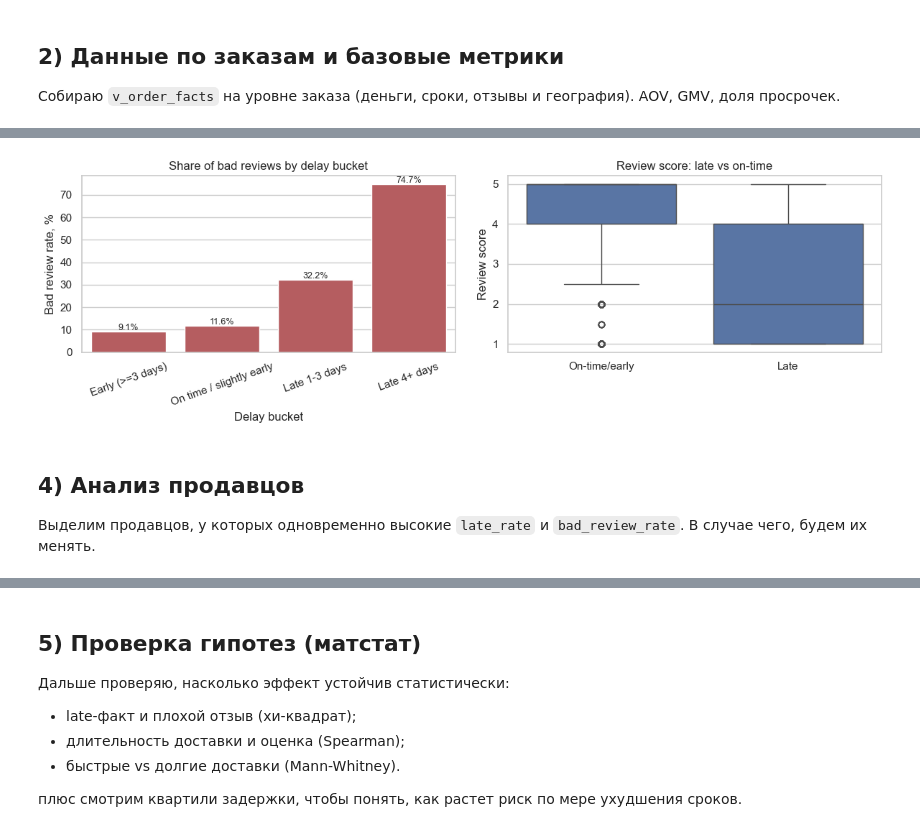
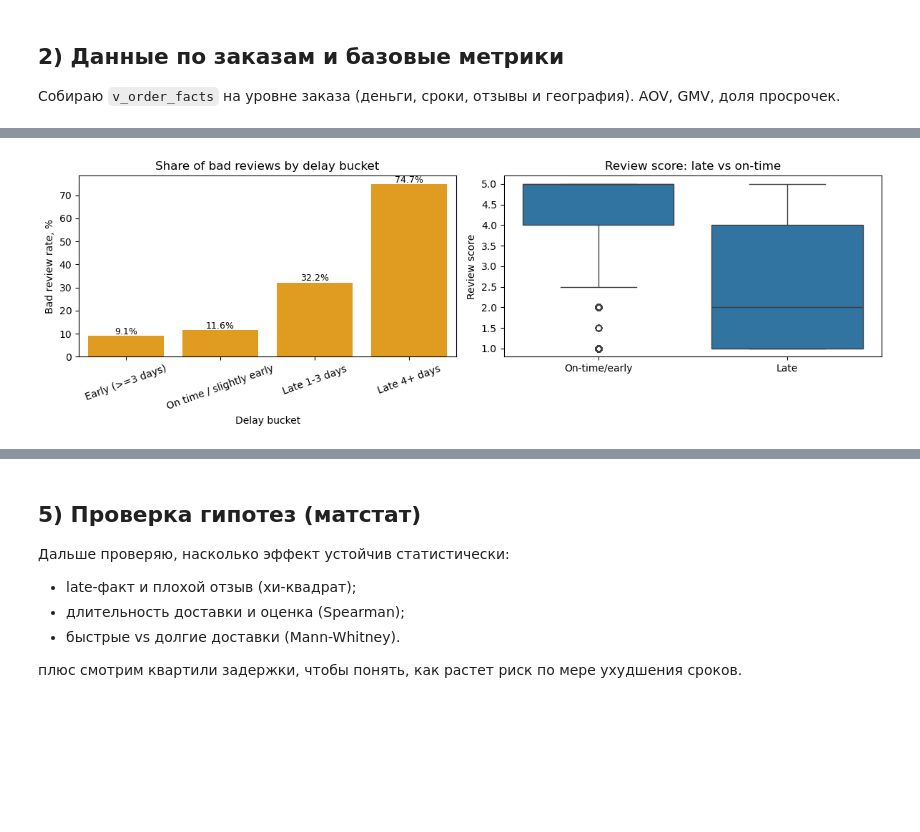
Before and after one commit to KAVNSK/Brazilian_commerce_analitics, a Jupyter notebook: olist_case1_solution_report.ipynb, the cells around one changed output, grey strips where cells are left out. Drawn from its saved outputs; the diff is of its cells as text; code cells hidden in the pictures; blank space fills up the shorter version.

```diff
--- a/olist_case1_solution_report.ipynb
+++ b/olist_case1_solution_report.ipynb
@@ -329,16 +329,11 @@ plt.show()
 # %%
-con.execute(
+my_con.execute(
     """
     CREATE OR REPLACE VIEW v_case_order_base AS
-    WITH review_per_order AS (
-        SELECT order_id, AVG(review_score) AS review_score
-        FROM reviews
-        GROUP BY 1
-    ),
-    seller_order_value AS (
+    WITH seller_order_value AS (
         SELECT order_id, seller_id, SUM(price + freight_value) AS seller_value
         FROM order_items
-        GROUP BY 1, 2
+        GROUP BY order_id, seller_id
     ),
     primary_seller AS (
         SELECT
@@ -353,40 +348,40 @@ con.execute(
         f.estimated_delivery,
         f.delivered_at,
         date_diff('day', f.estimated_delivery, f.delivered_at) AS delay_days,
-        r.review_score,
-        CASE WHEN r.review_score <= 2 THEN 1 ELSE 0 END AS bad_review_flag,
+        f.review_score,
+        f.bad_review,
         f.is_late,
         ps.seller_id AS primary_seller_id
     FROM v_order_facts f
-    JOIN review_per_order r ON r.order_id = f.order_id
     LEFT JOIN primary_seller ps ON ps.order_id = f.order_id AND ps.rn = 1
-    WHERE r.review_score IS NOT NULL
+    WHERE f.review_score IS NOT NULL
+      AND f.bad_review IS NOT NULL
     """
 )
 
-case_preview = con.execute(
+case_preview = my_con.execute(
     """
-    SELECT order_id, delay_days, review_score, bad_review_flag, is_late, primary_seller_id
+    SELECT order_id, delay_days, review_score, bad_review, is_late, primary_seller_id
     FROM v_case_order_base
     LIMIT 5
     """
 ).df()
 display(case_preview)
 
-kpi_case = con.execute(
+kpi_case = my_con.execute(
     """
     SELECT
         COUNT(*) AS orders,
-        AVG(bad_review_flag) AS bad_review_rate,
+        AVG(bad_review) AS bad_review_rate,
         AVG(is_late) AS late_rate,
         AVG(delay_days) AS avg_delay_days,
-        PERCENTILE_CONT(0.5) WITHIN GROUP (ORDER BY delay_days) AS median_delay_days
+        MEDIAN(delay_days) AS median_delay_days
     FROM v_case_order_base
     """
 ).df()
 display(kpi_case)
 
-delay_bucket = con.execute(
+delay_bucket = my_con.execute(
     """
     SELECT
         CASE
@@ -396,11 +391,11 @@ delay_bucket = con.execute(
             ELSE 'Late 4+ days'
         END AS delay_bucket,
         COUNT(*) AS orders,
-        AVG(bad_review_flag) AS bad_review_rate,
+        AVG(bad_review) AS bad_review_rate,
         AVG(is_late) AS late_rate,
         AVG(delay_days) AS avg_delay_days
     FROM v_case_order_base
-    GROUP BY 1
+    GROUP BY delay_bucket
     ORDER BY avg_delay_days
     """
 ).df()
@@ -421,37 +416,34 @@ delay_bucket
 | 3 | Late 4+ days | 4529 | 0.746964 | 1.000000 | 14.073305 |
 # %%
 plot_df = delay_bucket.copy()
-plot_df["bad_review_rate_pct"] = plot_df["bad_review_rate"] * 100
+plot_df["bad_review_rate_pct"] = plot_df["bad_review_rate"]*100
 
-review_by_late = con.execute(
+review_by_late = my_con.execute(
     """
     SELECT
         CASE WHEN is_late = 1 THEN 'Late' ELSE 'On-time/early' END AS delivery_group,
         review_score
     FROM v_case_order_base
     """
 ).df()
 
 fig, axes = plt.subplots(1, 2, figsize=(12, 4))
 
-sns.barplot(data=plot_df, x="delay_bucket", y="bad_review_rate_pct", color="#C44E52", ax=axes[0])
+sns.barplot(data=plot_df, x="delay_bucket", y="bad_review_rate_pct", color="orange", ax=axes[0])
 axes[0].set_xlabel("Delay bucket")
 axes[0].set_ylabel("Bad review rate, %")
 axes[0].set_title("Share of bad reviews by delay bucket")
 axes[0].tick_params(axis="x", rotation=20)
 for i, v in enumerate(plot_df["bad_review_rate_pct"]):
     axes[0].text(i, v + 0.7, f"{v:.1f}%", ha="center", fontsize=9)
 
-sns.boxplot(data=review_by_late, x="delivery_group", y="review_score", color="#4C72B0", ax=axes[1])
+sns.boxplot(data=review_by_late, x="delivery_group", y="review_score", ax=axes[1])
 axes[1].set_title("Review score: late vs on-time")
 axes[1].set_xlabel("")
 axes[1].set_ylabel("Review score")
 
 plt.tight_layout()
+plt.savefig("artifacts/plot_04.png")
 plt.show()
 # %% [output]
-[figure, old version]
+[figure, new version]
-# %% [markdown]
-## 4) Анализ продавцов
-
-Выделим продавцов, у которых одновременно высокие `late_rate` и `bad_review_rate`. В случае чего, будем их менять.
```
Also changed, not shown: parts of 19 cells of this notebook, 9 other files.
